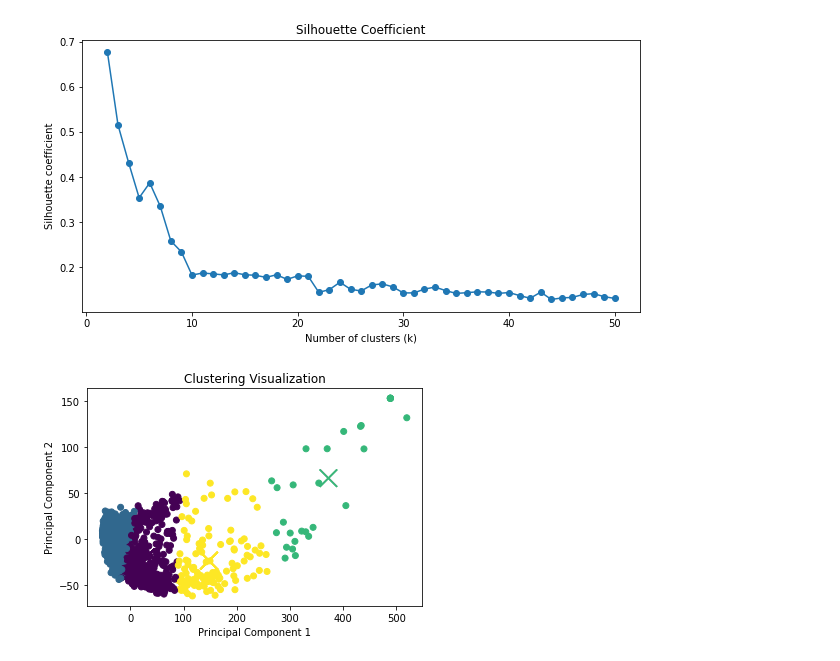
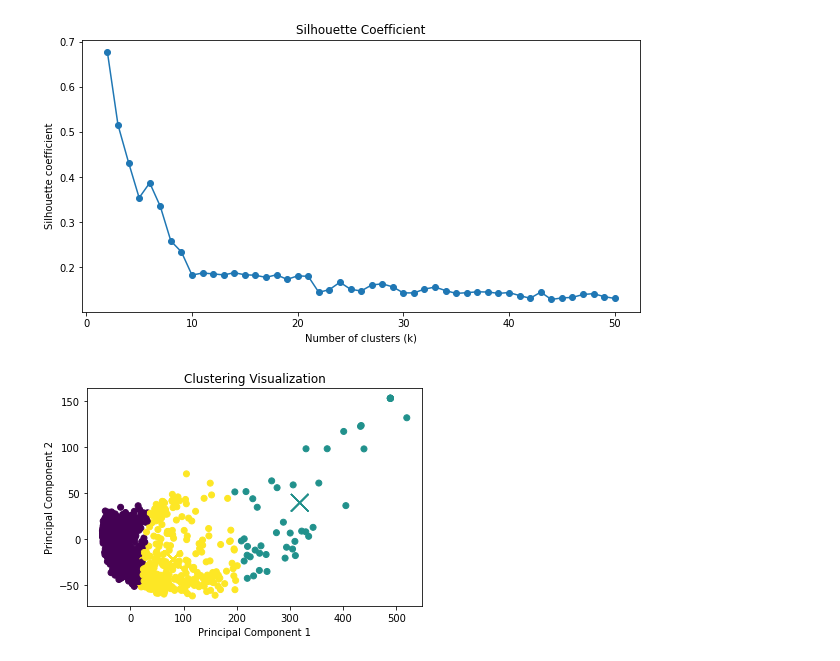
Before and after one commit to Pengxz-tm/Changing-patterns-of-research-collaboration-of-Chinese-prominent-scientists, a Jupyter notebook: 01-Principal component analysis and K-means clustering analysis of collaborative breadth change trajectories.ipynb, the cells around one changed output. Drawn from its saved outputs; the diff is of its cells as text; code cells hidden in the pictures.

```diff
--- a/01-Principal component analysis and K-means clustering analysis of collaborative breadth change trajectories.ipynb
+++ b/01-Principal component analysis and K-means clustering analysis of collaborative breadth change trajectories.ipynb
@@ -103,25 +104,25 @@ df = pd.DataFrame(data)
 df.to_excel('合作广度成长轨迹聚类个数判断数据.xlsx',index=False)
 # %%
 from sklearn.decomposition import PCA
-kmeans = KMeans(n_clusters=4)
+kmeans = KMeans(n_clusters=3)
 kmeans.fit(new_matrix)
 pca = PCA(n_components=2)
 reduced_data = pca.fit_transform(new_matrix)
 plt.scatter(reduced_data[:, 0], reduced_data[:, 1], c=kmeans.labels_)
 xlist,ylist = [],[]
 for i in kmeans.labels_:
     x1 = reduced_data[[j for j, item in enumerate(kmeans.labels_) if item == i],0]
     y1 = reduced_data[[j for j, item in enumerate(kmeans.labels_) if item == i],1]
     xlist.append(sum(x1)/len(x1))
     ylist.append(sum(y1)/len(y1))
 
 plt.scatter(xlist, ylist, c=kmeans.labels_, marker='x', label='Cluster Centers',s=300,alpha=0.1)
 plt.xlabel('Principal Component 1')
 plt.ylabel('Principal Component 2')
 plt.title('Clustering Visualization')
 plt.show()
 # %% [output]
-[figure, old version]
+[figure, new version]
 # %%
 list1 = []
 for i in set(kmeans.labels_):
```
Also changed, not shown: parts of 1 cell of this notebook, 6 other files.
